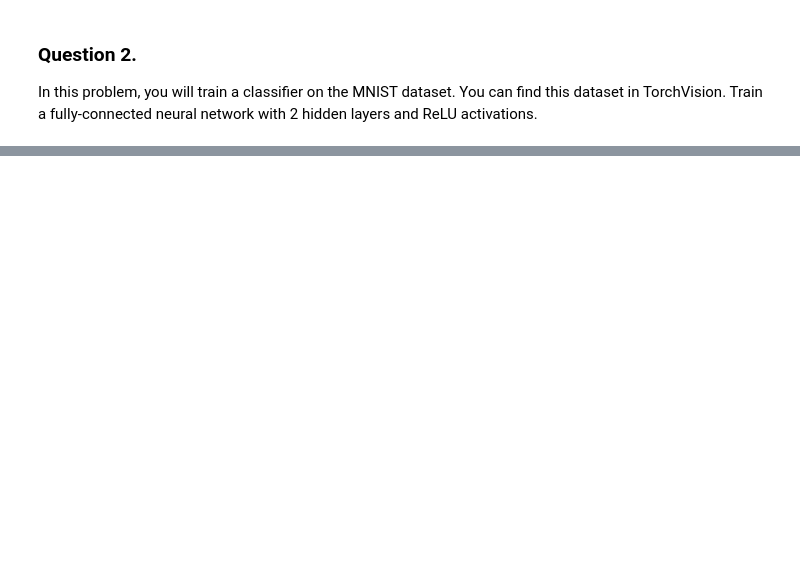
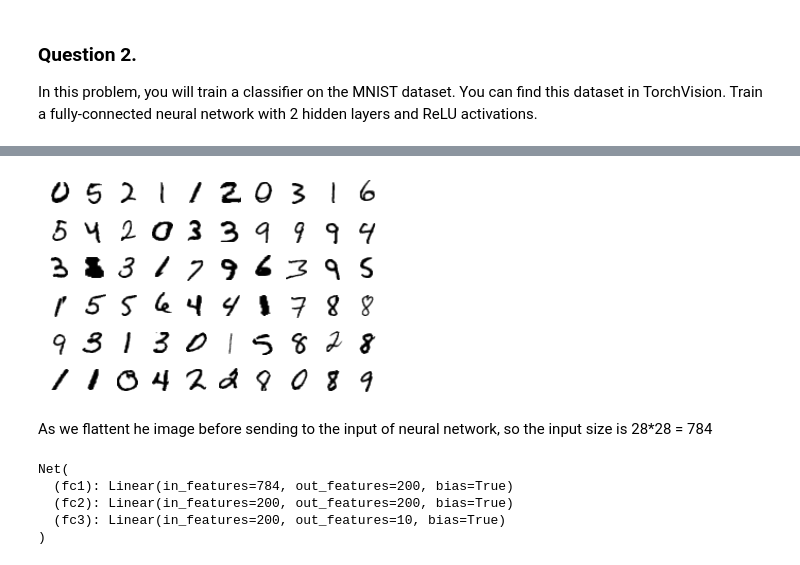
Before and after one commit to sharmasapna/deep-learning, a Jupyter notebook: CS7150-HW1.ipynb, the cells around one changed output, grey strips where cells are left out. Saved outputs shown, nothing was run; the diff lists cells and outputs as text; code cells hidden in the pictures; blank space fills up the shorter version.

```diff
--- a/CS7150-HW1.ipynb
+++ b/CS7150-HW1.ipynb
@@ -33,0 +83,9 @@ ImportError: cannot import name 'Variable' from 'torch' (/opt/anaconda3/envs/py3
+# %%
+figure = plt.figure()
+num_of_images = 60
+for index in range(1, num_of_images + 1):
+    plt.subplot(6, 10, index)
+    plt.axis('off')
+    plt.imshow(images[index].numpy().squeeze(), cmap='gray_r')
+# %% [output]
+[figure, added]
@@ -33,0 +106,11 @@ ImportError: cannot import name 'Variable' from 'torch' (/opt/anaconda3/envs/py3
+# %% [markdown]
+As we flattent he image before sending to the input of neural network, so the input size is 28*28 = 784
+# %%
+net = Net()
+print(net)
+# %% [output]
+Net(
+  (fc1): Linear(in_features=784, out_features=200, bias=True)
+  (fc2): Linear(in_features=200, out_features=200, bias=True)
+  (fc3): Linear(in_features=200, out_features=10, bias=True)
+)
```
Also changed, not shown: parts of 35 cells of this notebook.
